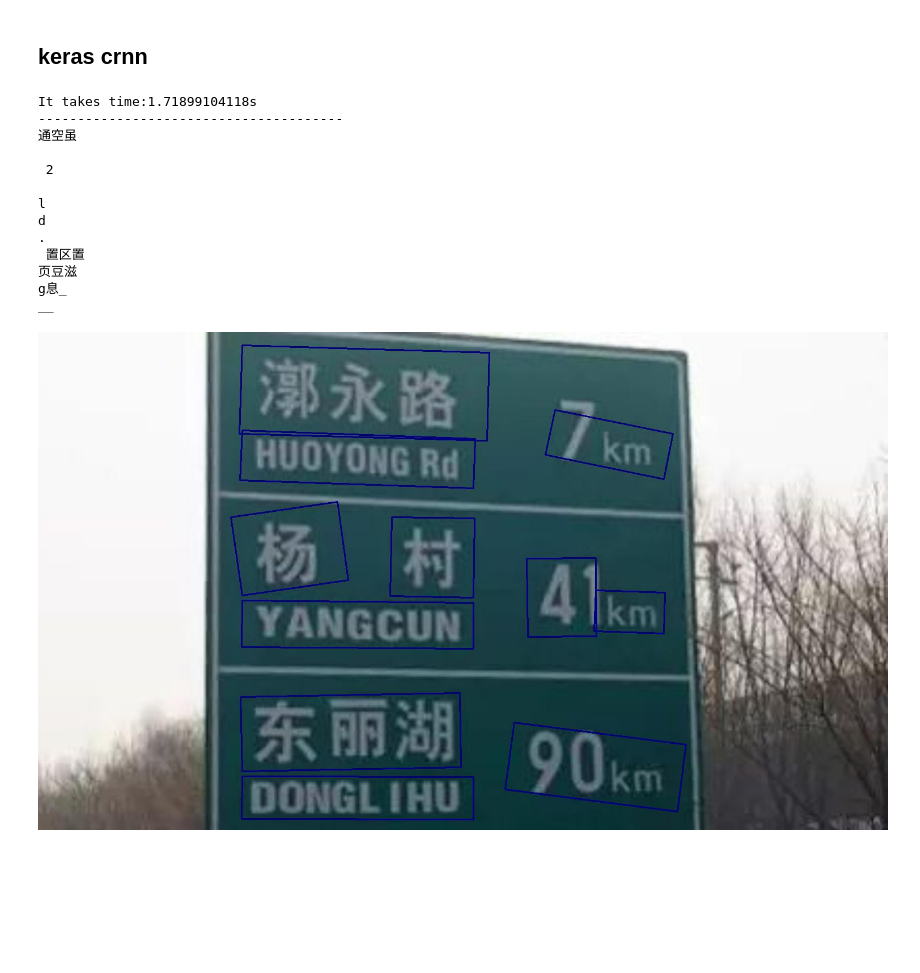
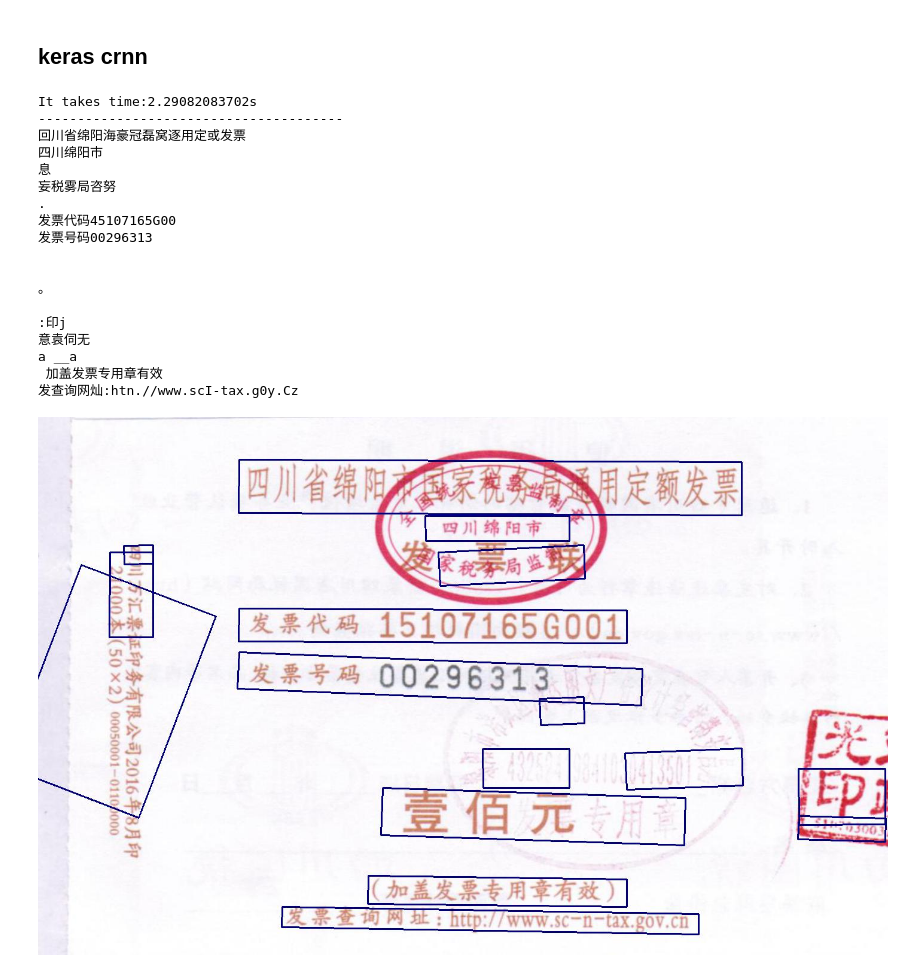
Before and after one commit to yijiuzai/chinese-ocr, a Jupyter notebook: demo.ipynb, the cells around one changed output. Saved outputs shown, nothing was run; the diff lists cells and outputs as text; code cells hidden in the pictures; blank space fills up the shorter version.

```diff
--- a/demo.ipynb
+++ b/demo.ipynb
@@ -54,28 +54,33 @@ Stationerystorageplace
 # %% [markdown]
 ## keras crnn
 # %%
-im = Image.open(paths[2])
+im = Image.open(paths[-1])
 img = np.array(im.convert('RGB'))
 t = time.time()
-result,img = model.model(img,model='keras')
+result,img = model.model(img,model='keras') ##if model == keras ,you should install keras
 print "It takes time:{}s".format(time.time()-t)
 print "---------------------------------------"
 Image.fromarray(img).save('/tmp/tmp.jpg')
 for key in result:
     print result[key][1]
 display('/tmp/tmp.jpg')
 # %% [output]
-It takes time:1.71899104118s
+It takes time:2.29082083702s
 ---------------------------------------
-通空虽
+回川省绵阳海豪冠磊窝逐用定或发票
+四川绵阳市
+息
+妄税雾局咨努
+.
+发票代码45107165G00
+发票号码00296313
 
- 2
 
-l
-d
-.
- 置区置
-页豆滋
-g息_
-__
+。
+
+:印j
+意袁伺无
+a __a
+ 加盖发票专用章有效
+发查询网灿:htn.//www.scI-tax.g0y.Cz
-[figure, old version]
+[figure, new version]
```
Also changed, not shown: parts of 1 cell of this notebook, 1 other file.
